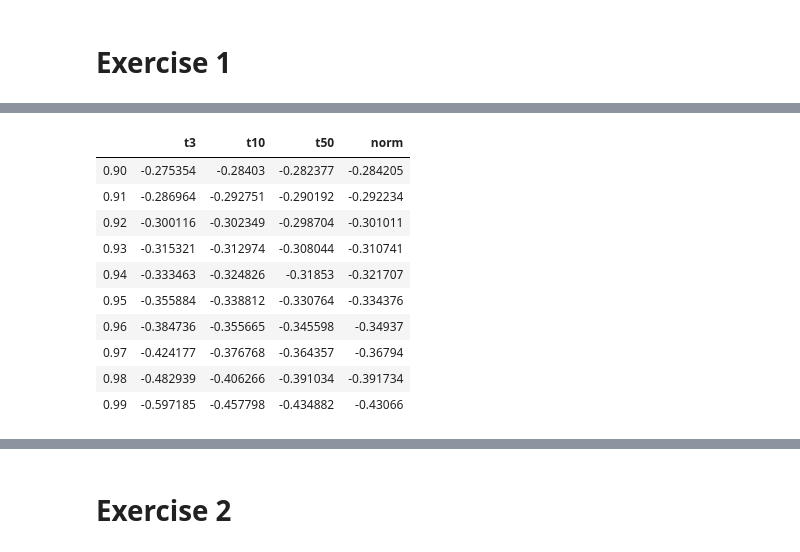
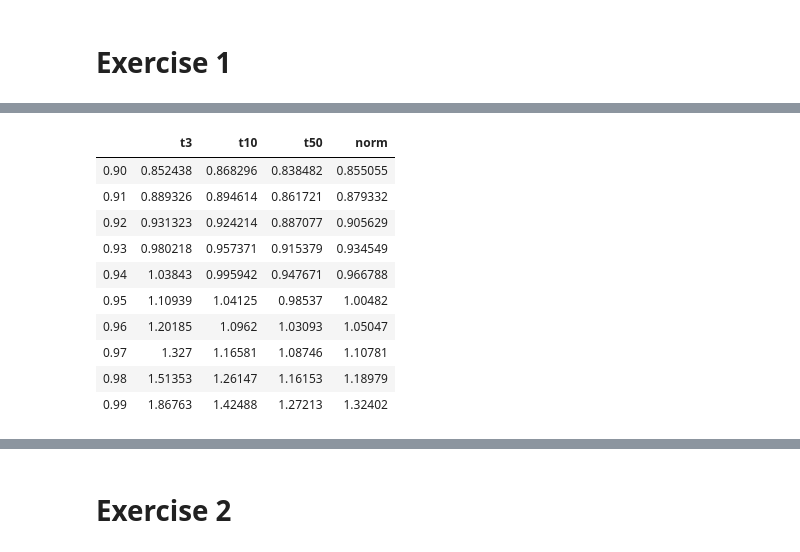
Before and after one commit to AntB95/QRM, a Jupyter notebook: TD 2/Assignment_2.ipynb, the cells around one changed output, grey strips where cells are left out. Cells and saved outputs as stored; diff of their text form; code cells hidden in the pictures.

```diff
--- a/TD 2/Assignment_2.ipynb
+++ b/TD 2/Assignment_2.ipynb
@@ -5,8 +6,8 @@ import scipy.stats as stats
 # %% [markdown]
 # Exercise 1
 # %%
-S = [100 , 50 , 25]
-Q = [1 , 3 , 5]
+S = np.array([100 , 50 , 25])
+Q = np.array([1 , 3 , 5])
 sig = np.log(S)
 delta_sig_sd = np.array([1 , 2 , 3]) * 10**-3
 N = 10**4
@@ -24,10 +25,10 @@ for i in range(len(S)):
 # %%
 col_names2 = ['t3' , 't10' , 't50' , 'norm']
 df2 = pd.DataFrame(columns = col_names2 , index = range(N))
-df2['t3'] = (S * (np.exp(df[['t3_1','t3_2','t3_3']]) - 1)).sum(axis = 1)
-df2['t10'] = (S * (np.exp(df[['t10_1','t10_2','t10_3']]) - 1)).sum(axis = 1)
-df2['t50'] = (S * (np.exp(df[['t50_1','t50_2','t50_3']]) - 1)).sum(axis = 1)
-df2['norm'] = (S * (np.exp(df[['norm_1','norm_2','norm_3']]) - 1)).sum(axis = 1)
+df2['t3'] = -(S * Q * (np.exp(df[['t3_1','t3_2','t3_3']]) - 1)).sum(axis = 1)
+df2['t10'] = -(S * Q*(np.exp(df[['t10_1','t10_2','t10_3']]) - 1)).sum(axis = 1)
+df2['t50'] = -(S * Q*(np.exp(df[['t50_1','t50_2','t50_3']]) - 1)).sum(axis = 1)
+df2['norm'] = -(S * Q*(np.exp(df[['norm_1','norm_2','norm_3']]) - 1)).sum(axis = 1)
 # %%
 df2
 # %% [output]
@@ -75,20 +76,20 @@ df2.quantile(1-alpha) - df2.mean()
 # %%
 df_VaR = pd.DataFrame(columns = col_names2,index = alpha)
 for i in range(len(alpha)):
     for j in range(len(col_names2)):
-        df_inter = df2[col_names2[j]].sort_values()[:int(round(N * (1 - alpha[i])))]
-    #df_inter = df2.sort_values()[:int(round((N*(1-alpha[i]))))]
-        df_VaR.at[alpha[i],col_names2[j]] = df2[col_names2[j]].sort_values()[:int(round(N * (1 - alpha[i])))].mean()
+        #df_inter = df2[col_names2[j]].sort_values(ascending = False)[:int(round(N * (alpha[i])))]
+        #df_inter = df2.sort_values()[:int(round((N*(1-alpha[i]))))]
+        df_VaR.at[alpha[i],col_names2[j]] = df2[col_names2[j]].sort_values(ascending = False)[:int(round(N * (1 - alpha[i])))].mean()
 df_VaR
 # %% [output]
 |  | t3 | t10 | t50 | norm |
-| 0.90 | -0.275354 | -0.28403 | -0.282377 | -0.284205 |
-| 0.91 | -0.286964 | -0.292751 | -0.290192 | -0.292234 |
-| 0.92 | -0.300116 | -0.302349 | -0.298704 | -0.301011 |
-| 0.93 | -0.315321 | -0.312974 | -0.308044 | -0.310741 |
-| 0.94 | -0.333463 | -0.324826 | -0.31853 | -0.321707 |
-| 0.95 | -0.355884 | -0.338812 | -0.330764 | -0.334376 |
-| 0.96 | -0.384736 | -0.355665 | -0.345598 | -0.34937 |
-| 0.97 | -0.424177 | -0.376768 | -0.364357 | -0.36794 |
-| 0.98 | -0.482939 | -0.406266 | -0.391034 | -0.391734 |
-| 0.99 | -0.597185 | -0.457798 | -0.434882 | -0.43066 |
+| 0.90 | 0.852438 | 0.868296 | 0.838482 | 0.855055 |
+| 0.91 | 0.889326 | 0.894614 | 0.861721 | 0.879332 |
+| 0.92 | 0.931323 | 0.924214 | 0.887077 | 0.905629 |
+| 0.93 | 0.980218 | 0.957371 | 0.915379 | 0.934549 |
+| 0.94 | 1.03843 | 0.995942 | 0.947671 | 0.966788 |
+| 0.95 | 1.10939 | 1.04125 | 0.98537 | 1.00482 |
+| 0.96 | 1.20185 | 1.0962 | 1.03093 | 1.05047 |
+| 0.97 | 1.327 | 1.16581 | 1.08746 | 1.10781 |
+| 0.98 | 1.51353 | 1.26147 | 1.16153 | 1.18979 |
+| 0.99 | 1.86763 | 1.42488 | 1.27213 | 1.32402 |
```
Also changed, not shown: parts of 7 cells of this notebook, 2 other files.
